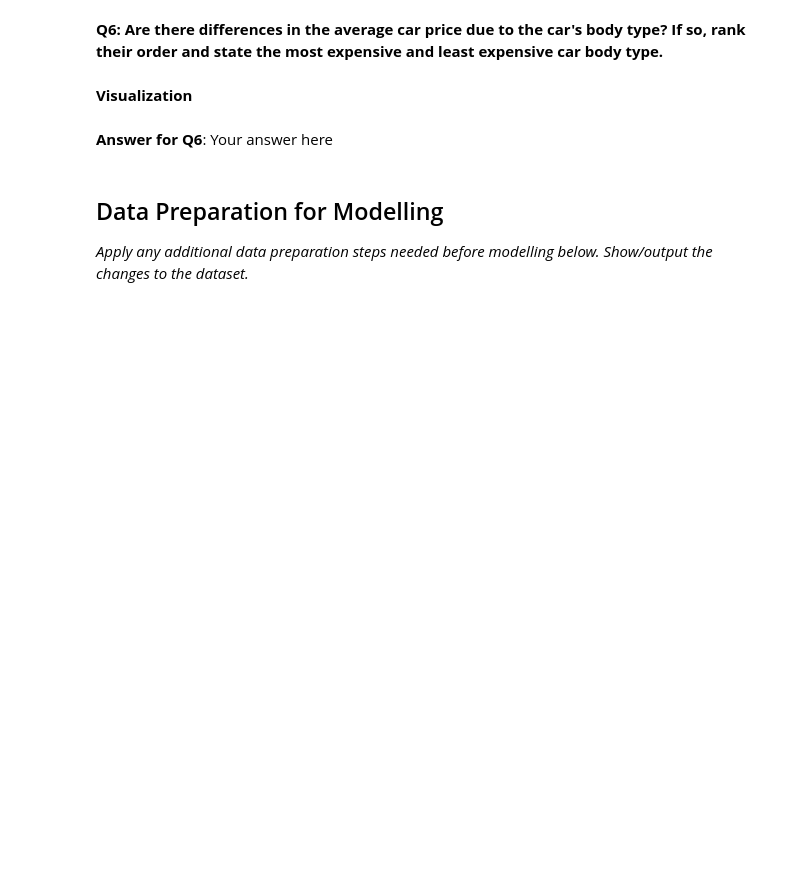
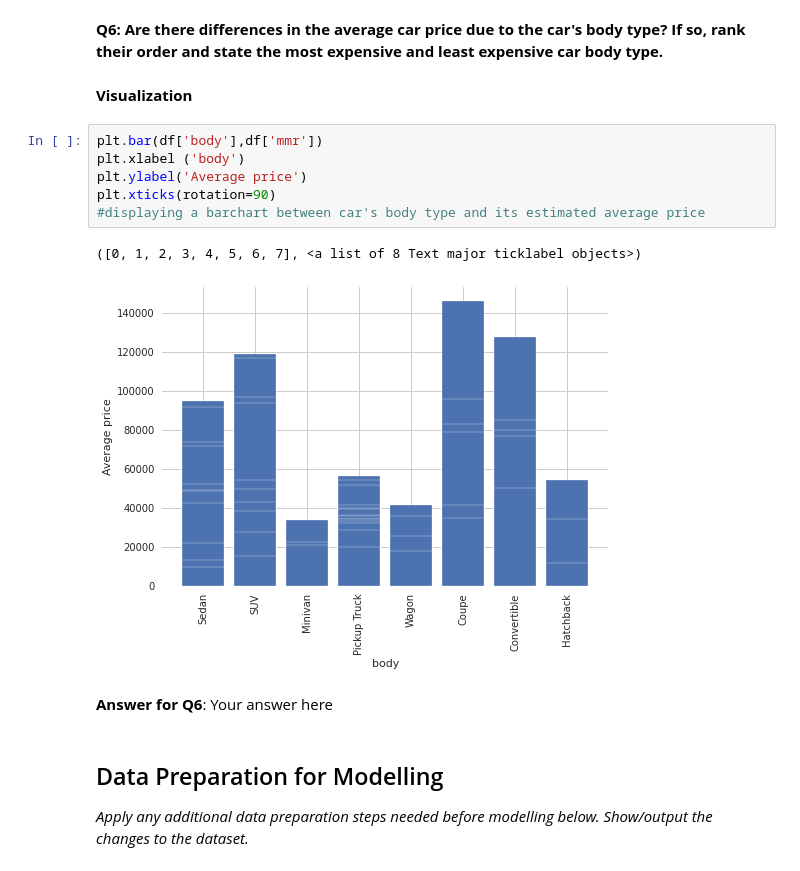
Before and after one commit to karimayman10/Test, a Jupyter notebook: Regression_Mini-Project.ipynb, the cells around one changed output. Cells and saved outputs as stored; diff of their text form; blank space fills up the shorter version.

```diff
--- a/Regression_Mini-Project.ipynb
+++ b/Regression_Mini-Project.ipynb
@@ -319,6 +352,15 @@ negative correlation as the odometer increase the selling price decrease
 **Q6: Are there differences in the average car price due to the car's body type? If so, rank their order and state the most expensive and least expensive car body type.**
 # %% [markdown]
 **Visualization**
+# %%
+plt.bar(df['body'],df['mmr'])
+plt.xlabel ('body')
+plt.ylabel('Average price')
+plt.xticks(rotation=90)
+#displaying a barchart between car's body type and its estimated average price
+# %% [output]
+([0, 1, 2, 3, 4, 5, 6, 7], <a list of 8 Text major ticklabel objects>)
+[figure, added]
 # %% [markdown]
 **Answer for Q6**: Your answer here
 # %% [markdown]
```
Also changed, not shown: parts of 24 cells of this notebook.
